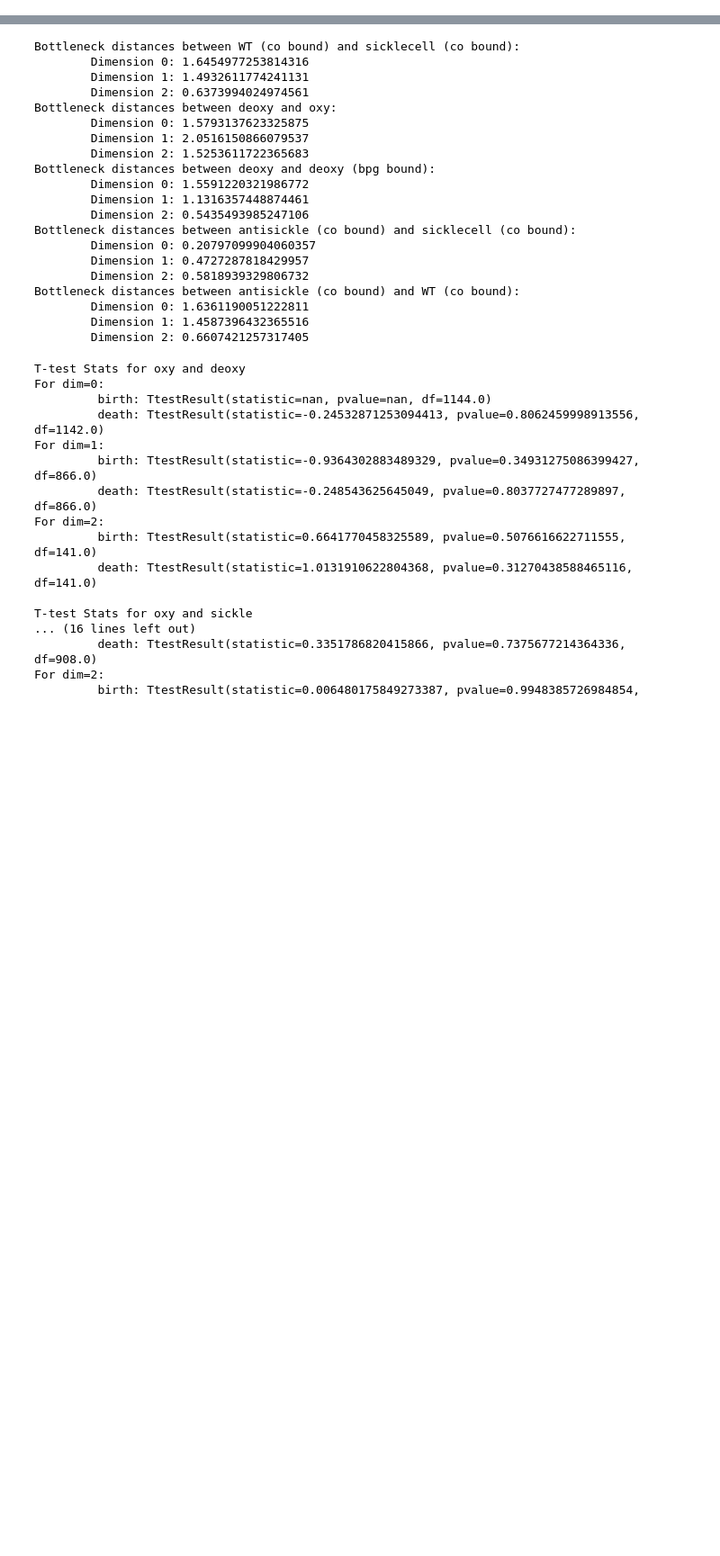
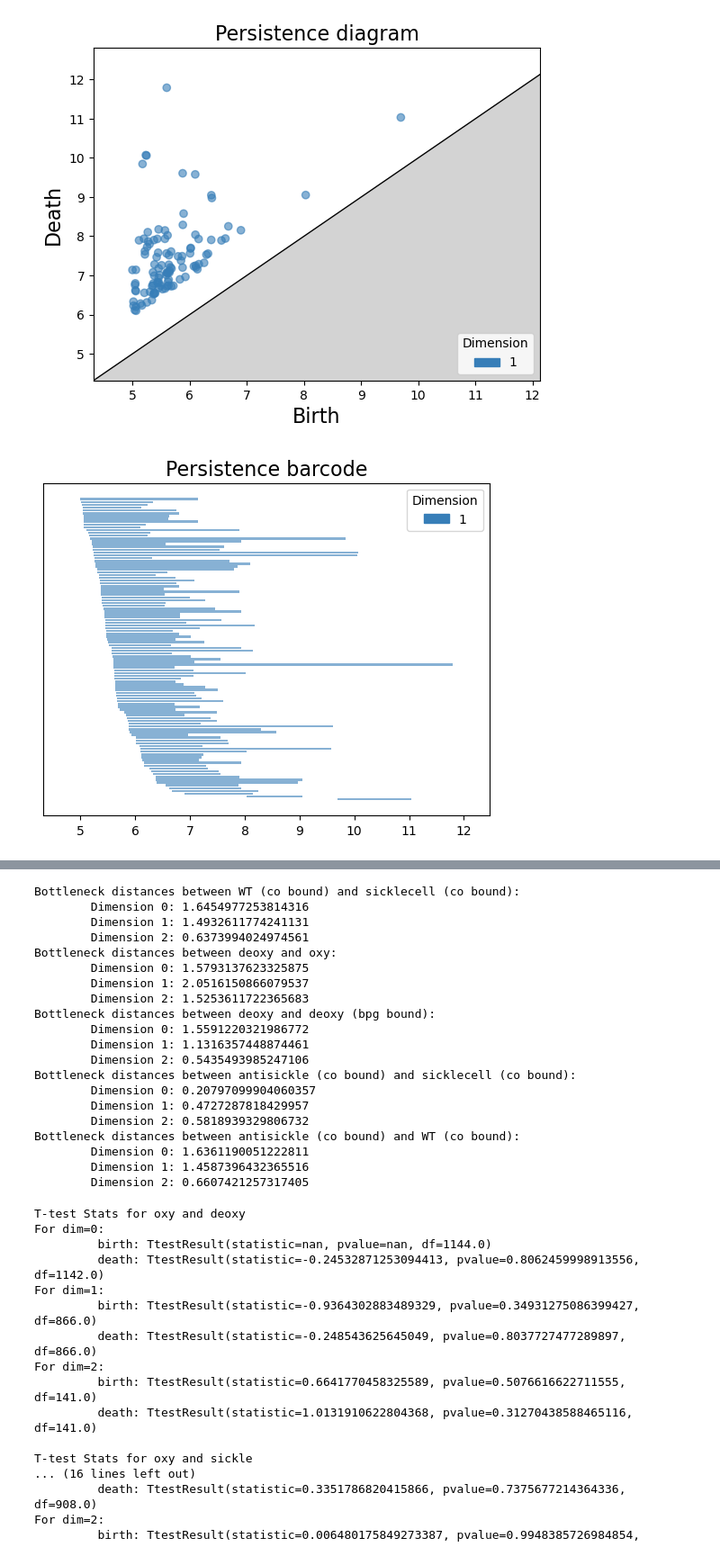
Before and after one commit to aliciabierly/cs410_finalproject, a Jupyter notebook: more_testingalicia.ipynb, the cells around one changed output, grey strips where cells are left out. Shown: that part at 90% size. Saved outputs shown, nothing was run; the diff lists cells and outputs as text; code cells hidden in the pictures; blank space fills up the shorter version.

```diff
--- a/more_testingalicia.ipynb
+++ b/more_testingalicia.ipynb
@@ -179,0 +214,10 @@ plot(co_significant_features)
+# %%
+sicklecell_significant_features = diagram_pullout_dim(sicklecell_diagram, dim=[1])
+sicklecell_significant_features = significant_features(sicklecell_significant_features, min_persistence=1)
+plot(sicklecell_significant_features)
+co_significant_features = diagram_pullout_dim(co_diagram, dim=[1])
+co_significant_features = significant_features(co_significant_features, min_persistence=1)
+plot(co_significant_features)
+# %% [output]
+[figure, added]
+[figure, added]
```
Also changed, not shown: parts of 7 cells of this notebook.
